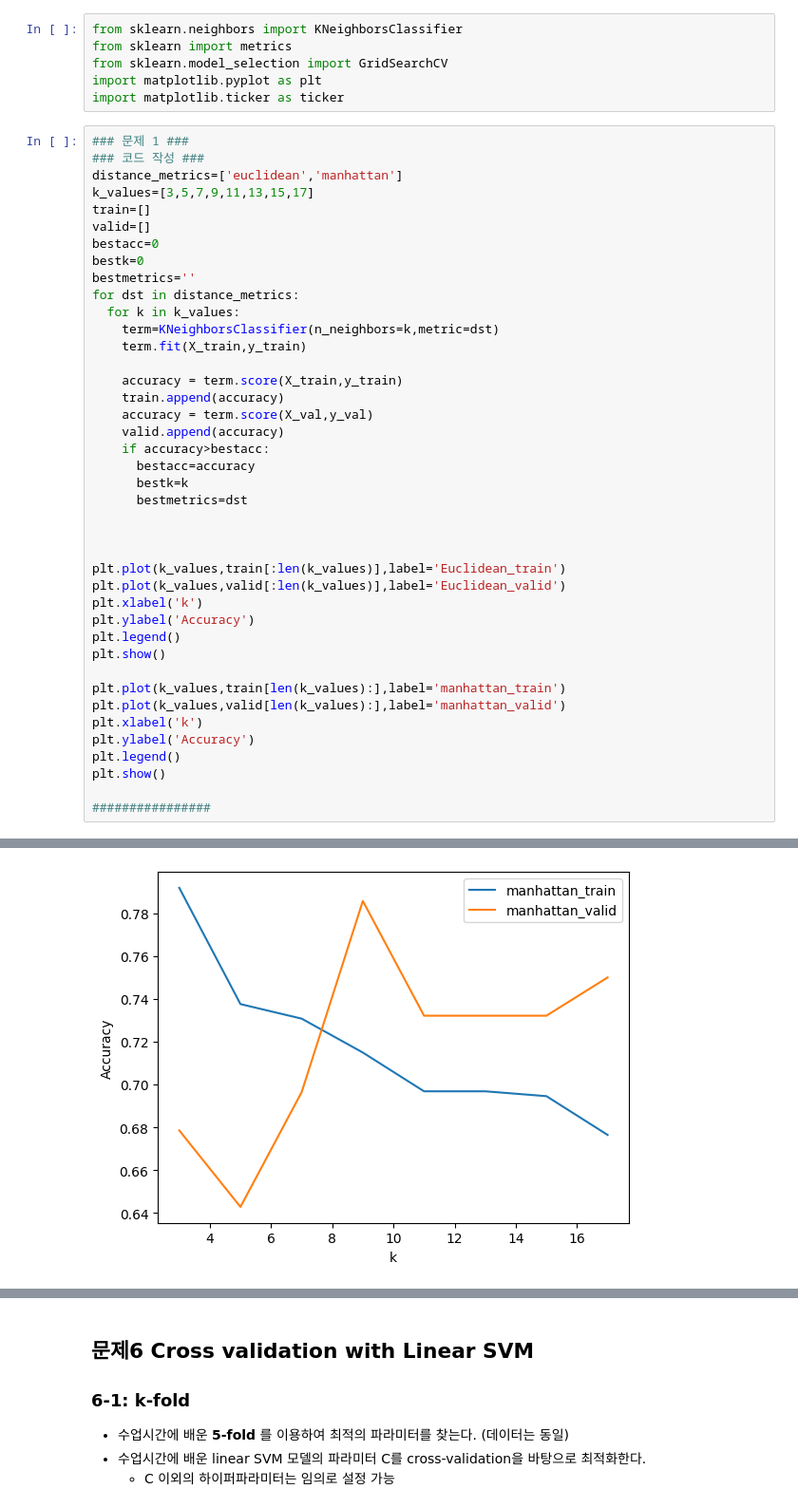
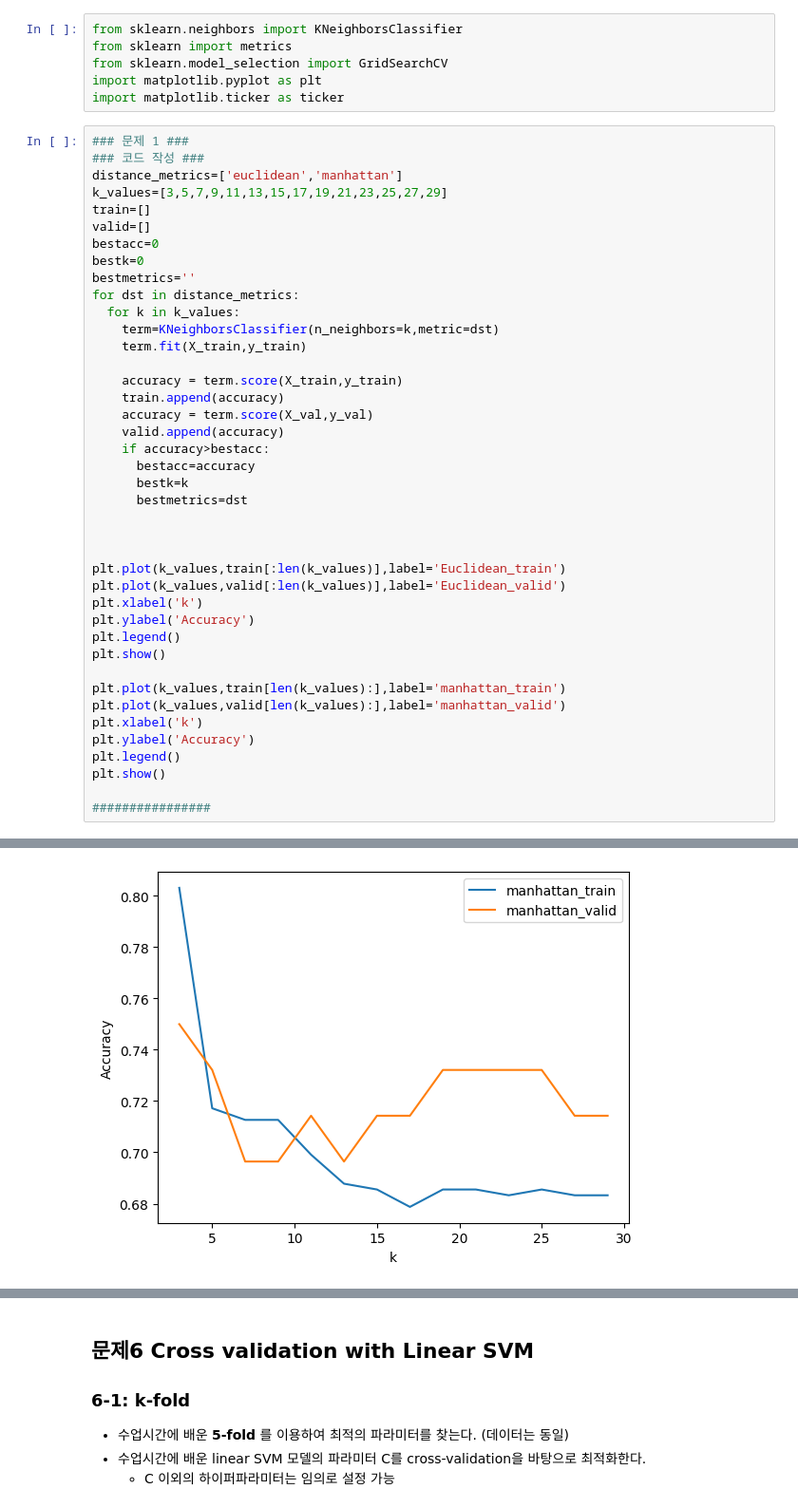
Before and after one commit to ajou20658/2023S-Ajou-ML, a Jupyter notebook: HW2.ipynb, the cells around one changed output, grey strips where cells are left out. Shown at 95% size. Drawn from its saved outputs; the diff is of its cells as text.

```diff
--- a/HW2.ipynb
+++ b/HW2.ipynb
@@ -416,7 +417,7 @@ import matplotlib.ticker as ticker
 ### 문제 1 ###
 ### 코드 작성 ###
 distance_metrics=['euclidean','manhattan']
-k_values=[3,5,7,9,11,13,15,17]
+k_values=[3,5,7,9,11,13,15,17,19,21,23,25,27,29]
 train=[]
 valid=[]
 bestacc=0
@@ -458,4 +459,4 @@ plt.show()
-[figure, old version]
+[figure, new version]
 # %%
 term=KNeighborsClassifier(n_neighbors=bestk,metric=bestmetrics)
 
```
Also changed, not shown: parts of 10 cells of this notebook.
